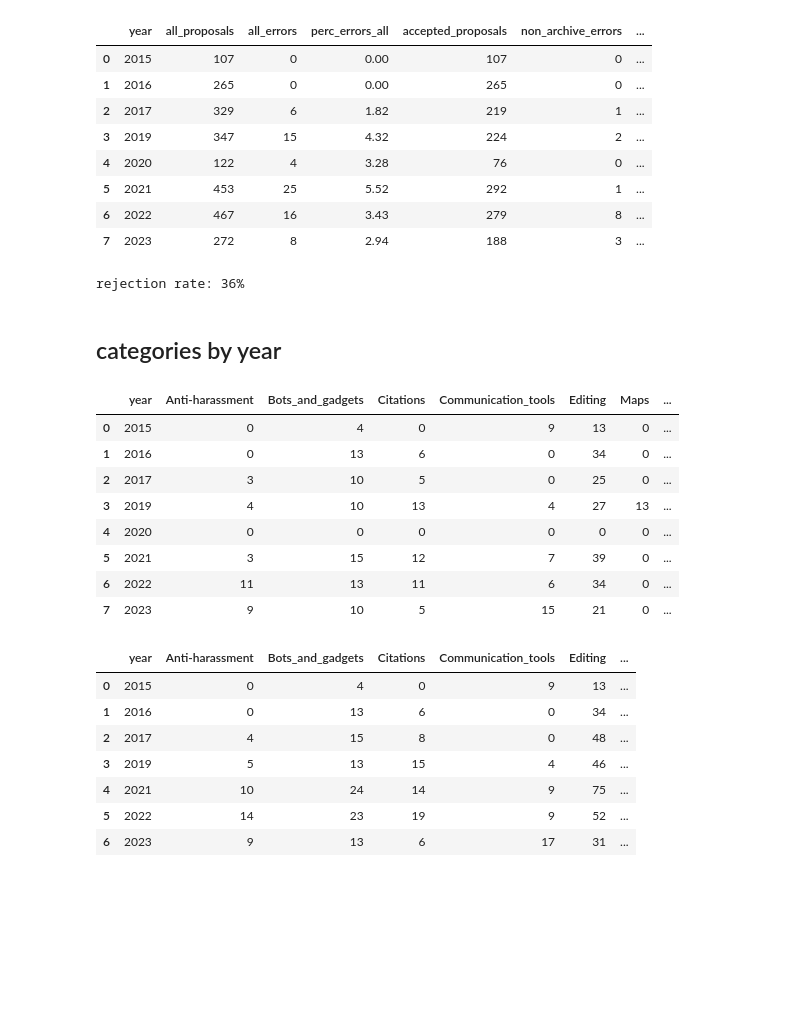
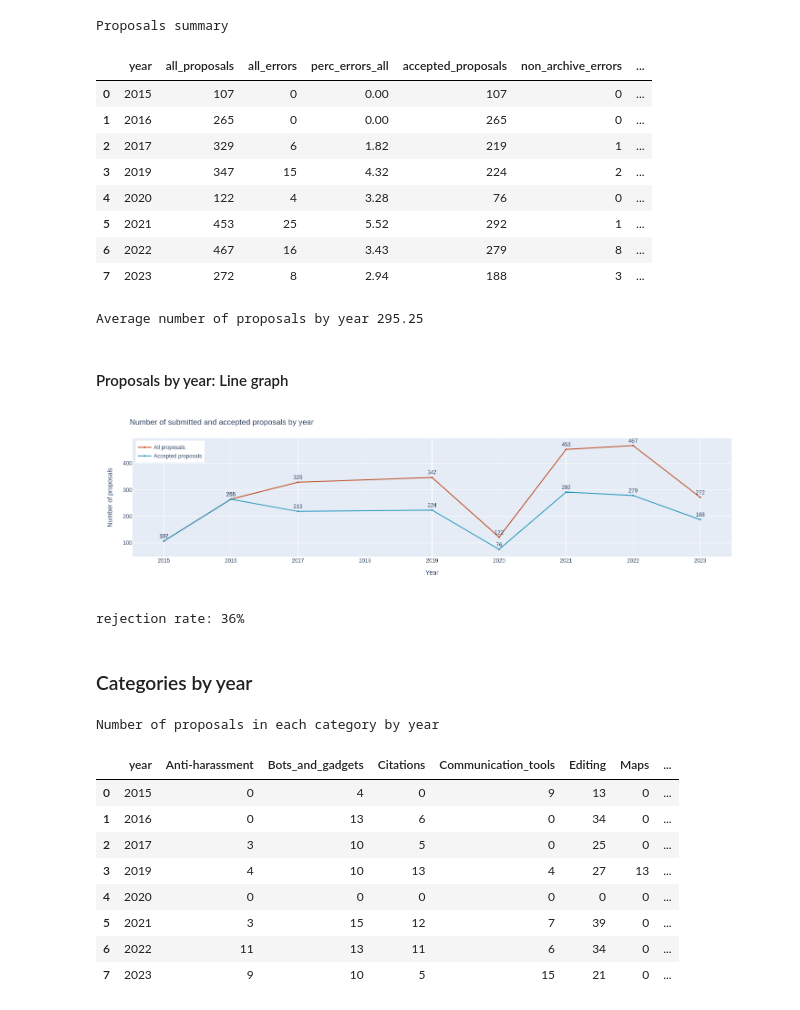
Before and after one commit to wikimedia-research/community-wishlist-historical-metrics-2023, a Jupyter notebook: 04-analysis.ipynb, the cells around one changed output. Drawn from its saved outputs; the diff is of its cells as text; code cells hidden in the pictures; blank space fills up the shorter version.

```diff
--- a/04-analysis.ipynb
+++ b/04-analysis.ipynb
@@ -16 +28,5 @@ conn.close()
+# %%
+init_notebook_mode(connected=True)
+iplot_width = 950
+iplot_config = {'displayModeBar': True}
 # %%
@@ -135,8 +237,9 @@ round(acc_proposals.non_archive_errors.sum() / acc_proposals.accepted_proposals.
 # %%
 proposals_summary = pd.merge(all_proposals, acc_proposals, on='year')
 proposals_summary['rejection_rate'] = round((1 - proposals_summary['accepted_proposals'] /  proposals_summary['all_proposals']) * 100, 2)
-proposals_summary
+display_dfs_parallel({'Proposals summary': proposals_summary}, df_title_bold=True)
 # %% [output]
+Proposals summary
 |  | year | all_proposals | all_errors | perc_errors_all | accepted_proposals | non_archive_errors | ... |
 | 0 | 2015 | 107 | 0 | 0.00 | 107 | 0 | ... |
 | 1 | 2016 | 265 | 0 | 0.00 | 265 | 0 | ... |
@@ -146,6 +249,52 @@ proposals_summary
 | 5 | 2021 | 453 | 25 | 5.52 | 292 | 1 | ... |
 | 6 | 2022 | 467 | 16 | 3.43 | 279 | 8 | ... |
 | 7 | 2023 | 272 | 8 | 2.94 | 188 | 3 | ... |
+# %%
+print(f'Average number of proposals by year {proposals_summary.all_proposals.mean()}')
+# %% [output]
+Average number of proposals by year 295.25
+# %% [markdown]
+#### Proposals by year: Line graph
+# %%
+# prepare dataframe for plotting
+proposals_summary_melt = pd.melt(proposals_summary, 'year',
+        ['all_proposals', 'accepted_proposals'],
+        'Status', 'Number of proposals')
+
+proposals_summary_melt = proposals_summary_melt.replace({
+    'all_proposals': 'All proposals',
+    'accepted_proposals': 'Accepted proposals'
+})
+# %%
+# proposals_summary_melt['label'] = proposals_summary_melt['Number of proposals'].astype(str)
+
+fig = px.line(proposals_summary_melt,
+              x='year',
+              y='Number of proposals',
+              color='Status',
+              text='Number of proposals',
+              labels={'year': 'Year'},
+              color_discrete_map={'All proposals': '#be4d25', 'Accepted proposals': '#2596be'},
+              width=800, height=400)
+
+fig.update_traces(mode='lines+markers+text',
+                 textposition='top center',
+                 marker=dict(size=4))
+
+fig.update_layout(
+    legend=dict(
+        yanchor="top",
+        y=0.98,
+        xanchor="left",
+        x=0.005,
+        title={'text': None}
+    ),
+    title=dict(text='Number of submitted and accepted proposals by year')
+)
+
+iplot(fig, config=iplot_config)
+# %% [output]
+[figure, added]
 # %%
 print(f'rejection rate: {round(proposals_summary.query("""year >= 2017""").rejection_rate.mean())}%')
 # %% [output]
@@ -153,7 +304,7 @@ rejection rate: 36%
 # %% [markdown]
-## categories by year
+### Categories by year
 # %%
-all_categories_by_year = query("""
+categories_by_year = query("""
 WITH
     base AS (
         SELECT
@@ -183,10 +334,12 @@ WITH
 PIVOT yearly
 ON category
 USING SUM(proposals)
-GROUP BY year""", True).fillna(0).astype(int)
+GROUP BY year
+""", True).fillna(0).astype(int)
 
-all_categories_by_year
+display_dfs_parallel({'Number of proposals in each category by year': categories_by_year}, df_title_bold=True)
 # %% [output]
+Number of proposals in each category by year
 |  | year | Anti-harassment | Bots_and_gadgets | Citations | Communication_tools | Editing | Maps | ... |
 | 0 | 2015 | 0 | 4 | 0 | 9 | 13 | 0 | ... |
 | 1 | 2016 | 0 | 13 | 6 | 0 | 34 | 0 | ... |
@@ -196,17 +349,3 @@ all_categories_by_year
 | 5 | 2021 | 3 | 15 | 12 | 7 | 39 | 0 | ... |
 | 6 | 2022 | 11 | 13 | 11 | 6 | 34 | 0 | ... |
 | 7 | 2023 | 9 | 10 | 5 | 15 | 21 | 0 | ... |
-# %%
-viz_categories = pd.DataFrame(all_categories_by_year.sum(axis=0, min_count=2)).dropna().index.values
-categories_by_year = all_categories_by_year[viz_categories]
-categories_by_year = categories_by_year.fillna(0).astype(int)
-categories_by_year
-# %% [output]
-|  | year | Anti-harassment | Bots_and_gadgets | Citations | Communication_tools | Editing | ... |
-| 0 | 2015 | 0 | 4 | 0 | 9 | 13 | ... |
-| 1 | 2016 | 0 | 13 | 6 | 0 | 34 | ... |
-| 2 | 2017 | 4 | 15 | 8 | 0 | 48 | ... |
-| 3 | 2019 | 5 | 13 | 15 | 4 | 46 | ... |
-| 4 | 2021 | 10 | 24 | 14 | 9 | 75 | ... |
-| 5 | 2022 | 14 | 23 | 19 | 9 | 52 | ... |
-| 6 | 2023 | 9 | 13 | 6 | 17 | 31 | ... |
```
Also changed, not shown: parts of 183 cells of this notebook, 12 other files.
